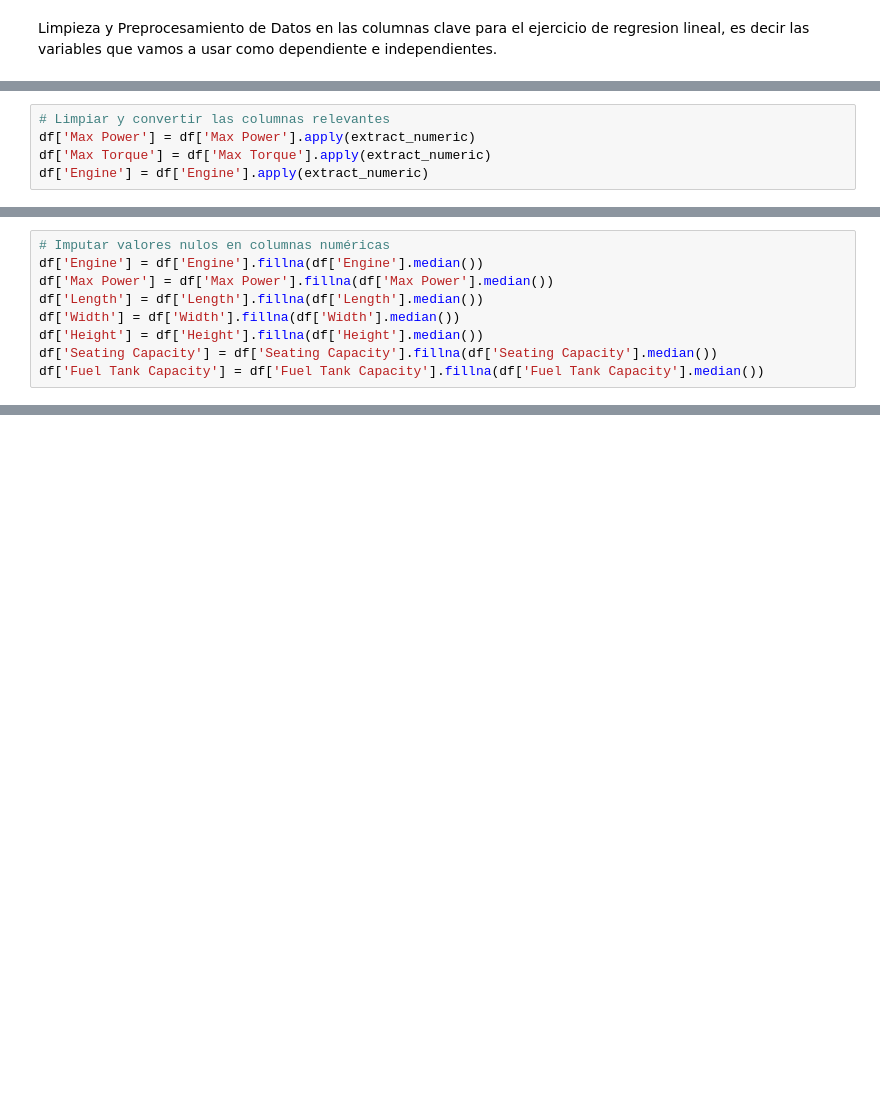
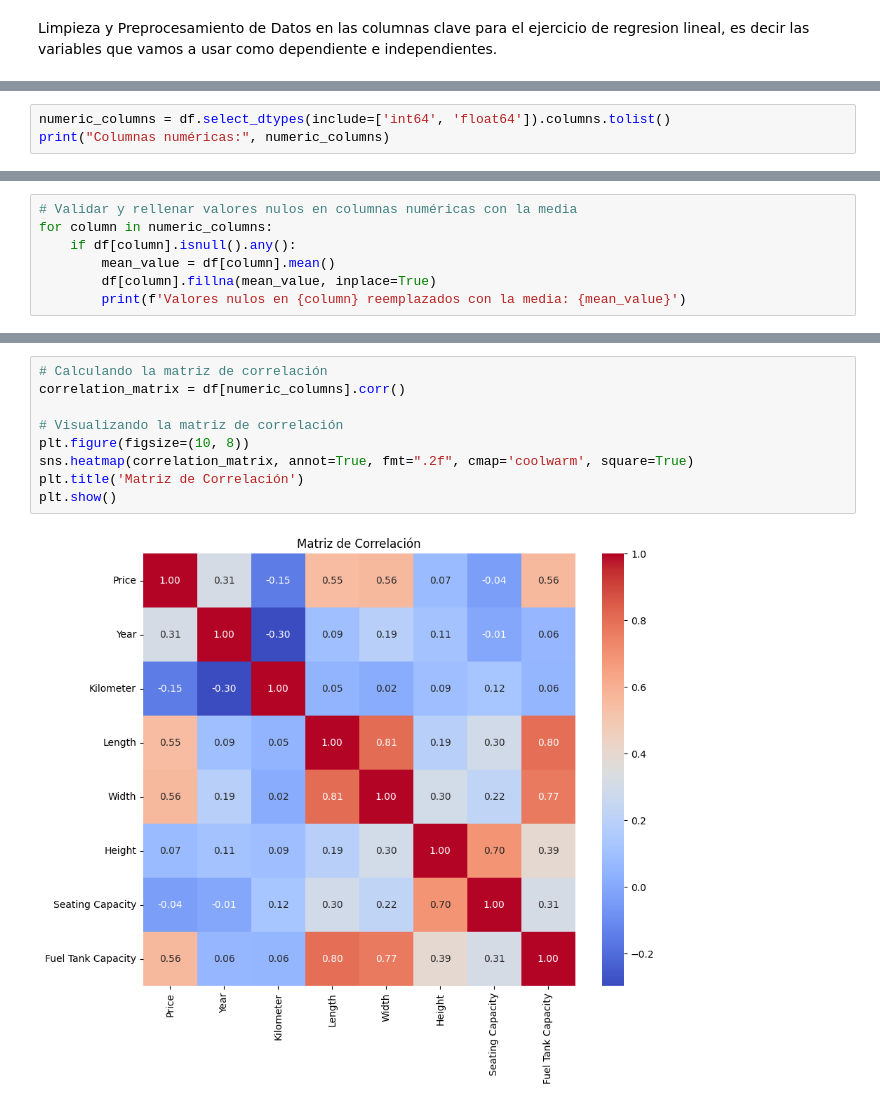
Before and after one commit to MauricioSalazarP/analisisFase3, a Jupyter notebook: Modelos/Regresion_Lineal/Lineal.ipynb, the cells around one changed output, grey strips where cells are left out. Saved outputs shown, nothing was run; the diff lists cells and outputs as text; blank space fills up the shorter version.

```diff
--- a/Modelos/Regresion_Lineal/Lineal.ipynb
+++ b/Modelos/Regresion_Lineal/Lineal.ipynb
@@ -215,5 +241,0 @@ def extract_numeric(value):
-# %%
-# Limpiar y convertir las columnas relevantes
-df['Max Power'] = df['Max Power'].apply(extract_numeric)
-df['Max Torque'] = df['Max Torque'].apply(extract_numeric)
-df['Engine'] = df['Engine'].apply(extract_numeric)
@@ -222,9 +241,0 @@ NameError: name 're' is not defined
-# %%
-# Imputar valores nulos en columnas numéricas
-df['Engine'] = df['Engine'].fillna(df['Engine'].median())
-df['Max Power'] = df['Max Power'].fillna(df['Max Power'].median())
-df['Length'] = df['Length'].fillna(df['Length'].median())
-df['Width'] = df['Width'].fillna(df['Width'].median())
-df['Height'] = df['Height'].fillna(df['Height'].median())
-df['Seating Capacity'] = df['Seating Capacity'].fillna(df['Seating Capacity'].median())
-df['Fuel Tank Capacity'] = df['Fuel Tank Capacity'].fillna(df['Fuel Tank Capacity'].median())
@@ -233,0 +242,3 @@ TypeError: Cannot convert ['87 bhp @ 6000 rpm' '74 bhp @ 4000 rpm' '79 bhp @ 600
+# %%
+numeric_columns = df.select_dtypes(include=['int64', 'float64']).columns.tolist()
+print("Columnas numéricas:", numeric_columns)
@@ -233,0 +247,7 @@ TypeError: Cannot convert ['87 bhp @ 6000 rpm' '74 bhp @ 4000 rpm' '79 bhp @ 600
+# %%
+# Validar y rellenar valores nulos en columnas numéricas con la media
+for column in numeric_columns:
+    if df[column].isnull().any():
+        mean_value = df[column].mean()
+        df[column].fillna(mean_value, inplace=True)
+        print(f'Valores nulos en {column} reemplazados con la media: {mean_value}')
@@ -233,0 +292,11 @@ TypeError: Cannot convert ['87 bhp @ 6000 rpm' '74 bhp @ 4000 rpm' '79 bhp @ 600
+# %%
+# Calculando la matriz de correlación
+correlation_matrix = df[numeric_columns].corr()
+
+# Visualizando la matriz de correlación
+plt.figure(figsize=(10, 8))
+sns.heatmap(correlation_matrix, annot=True, fmt=".2f", cmap='coolwarm', square=True)
+plt.title('Matriz de Correlación')
+plt.show()
+# %% [output]
+[figure, added]
```
Also changed, not shown: parts of 18 cells of this notebook.
